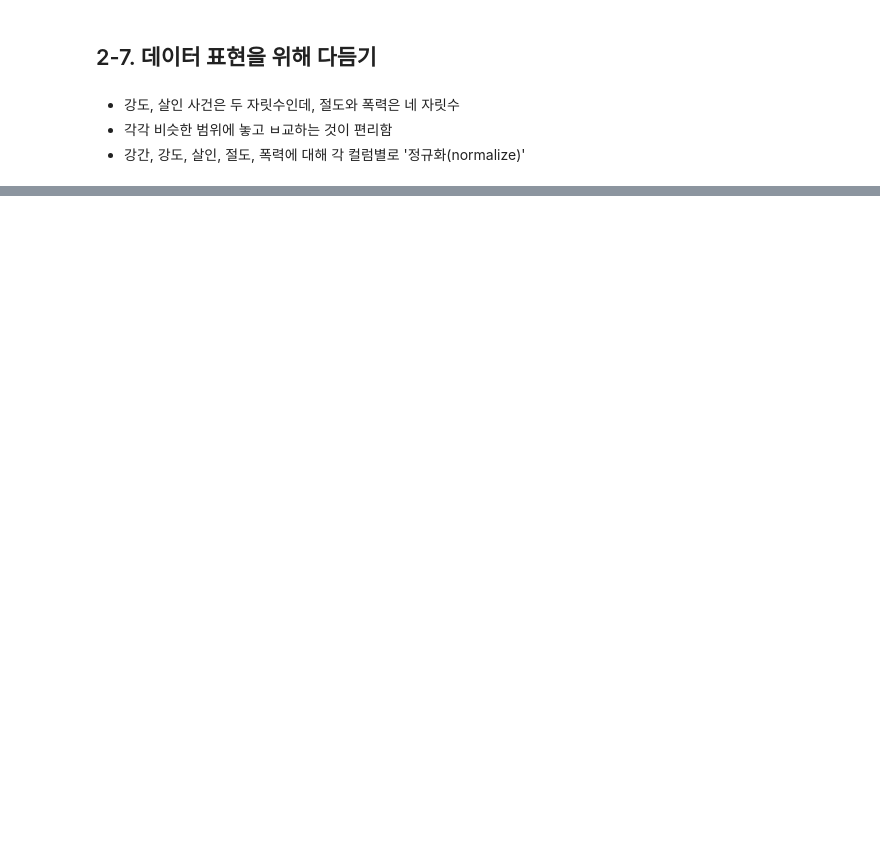
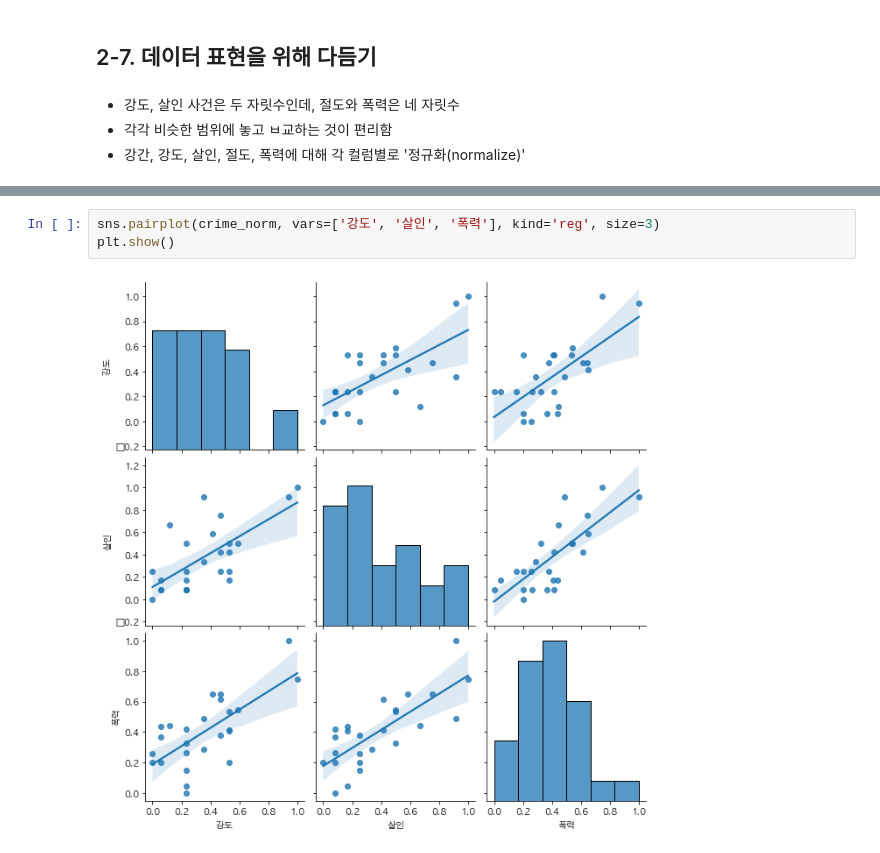
Before and after one commit to 2hongbi/ds-study, a Jupyter notebook: src/서울시범죄현황분석.ipynb, the cells around one changed output, grey strips where cells are left out. Cells and saved outputs as stored; diff of their text form; blank space fills up the shorter version.

```diff
--- a/src/서울시범죄현황분석.ipynb
+++ b/src/서울시범죄현황분석.ipynb
@@ -350,0 +371,5 @@ crime_norm
+# %%
+sns.pairplot(crime_norm, vars=['강도', '살인', '폭력'], kind='reg', size=3)
+plt.show()
+# %% [output]
+[figure, added]
```
Also changed, not shown: parts of 10 cells of this notebook, 1 other file.
